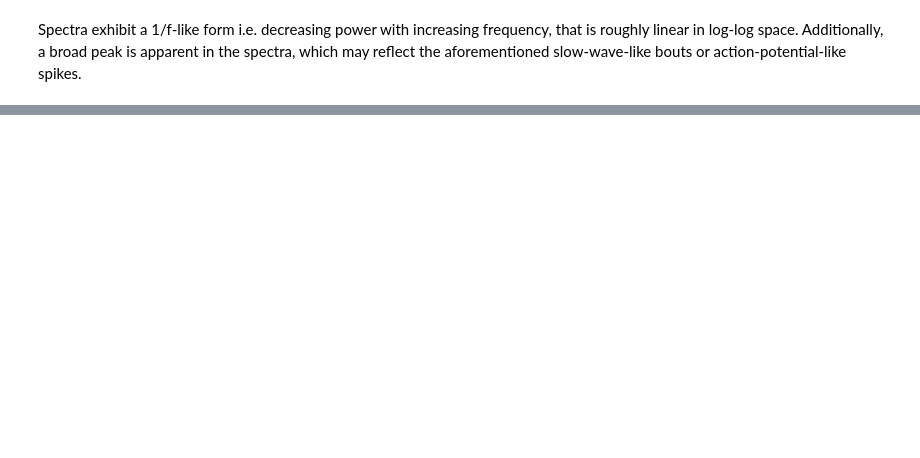
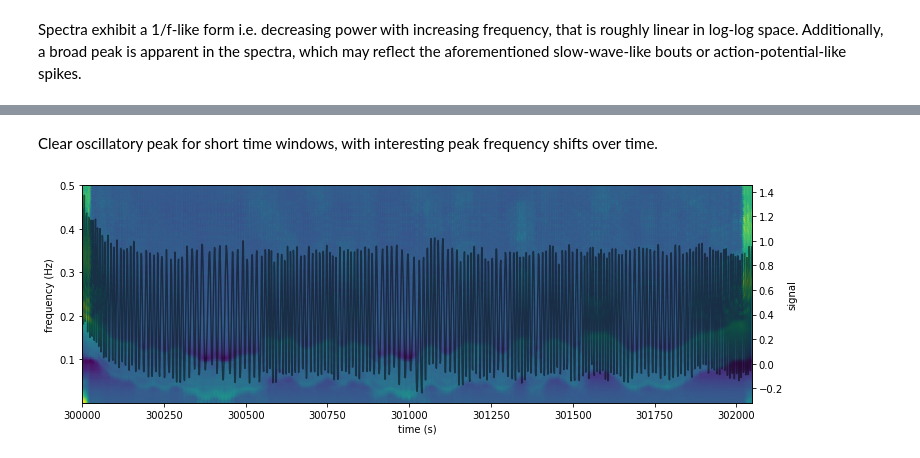
Before and after one commit to mwprestonjr/fungephys, a Jupyter notebook: notebooks/explore_dataset.ipynb, the cells around one changed output, grey strips where cells are left out. Saved outputs shown, nothing was run; the diff lists cells and outputs as text; code cells hidden in the pictures; blank space fills up the shorter version.

```diff
--- a/notebooks/explore_dataset.ipynb
+++ b/notebooks/explore_dataset.ipynb
@@ -162,0 +199,38 @@ Spectra exhibit a 1/f-like form i.e. decreasing power with increasing frequency,
+# %% [markdown]
+Clear oscillatory peak for short time windows, with interesting peak frequency shifts over time.
+# %%
+# compute spectrogram for example signal
+
+# select signal snippet
+n_samples = 2**11
+start_idx = 300000
+time_tfr = np.arange(start_idx, start_idx+n_samples) / FS
+signal = data.iloc[start_idx:start_idx+n_samples, 2].values
+
+# compute spectrogram
+freq = np.linspace(1/n_samples, FS/2, 128)
+time_window_length = 60
+freq_bandwidth = 0.1
+n_cycles = freq * time_window_length # set based on fixed window length
+time_bandwidth =  time_window_length * freq_bandwidth # must be >= 2
+spec = tfr_array_multitaper(signal[np.newaxis, np.newaxis, :], sfreq=FS,
+                            freqs=freq, n_cycles=n_cycles,
+                            time_bandwidth=time_bandwidth,
+                            output='power')
+spec = np.squeeze(spec)
+
+# z-score
+spec_z = np.zeros_like(spec)
+for i_freq in range(len(freq)):
+    spec_z[i_freq, :] = (spec[i_freq, :] - np.mean(spec[i_freq, :])) / np.std(spec[i_freq, :])
+
+# plot spectrogram with signal overlay
+fig, ax = plt.subplots(1, 1, figsize=(12, 4))
+ax.pcolormesh(time_tfr, freq, spec_z, shading='gouraud')
+ax.set(xlabel='time (s)', ylabel='frequency (Hz)')
+ax2 = ax.twinx()
+ax2.plot(time_tfr, signal, 'k', alpha=0.5)
+ax2.set(ylabel='signal')
+plt.show()
+# %% [output]
+[figure, added]
```
Also changed, not shown: parts of 20 cells of this notebook.
